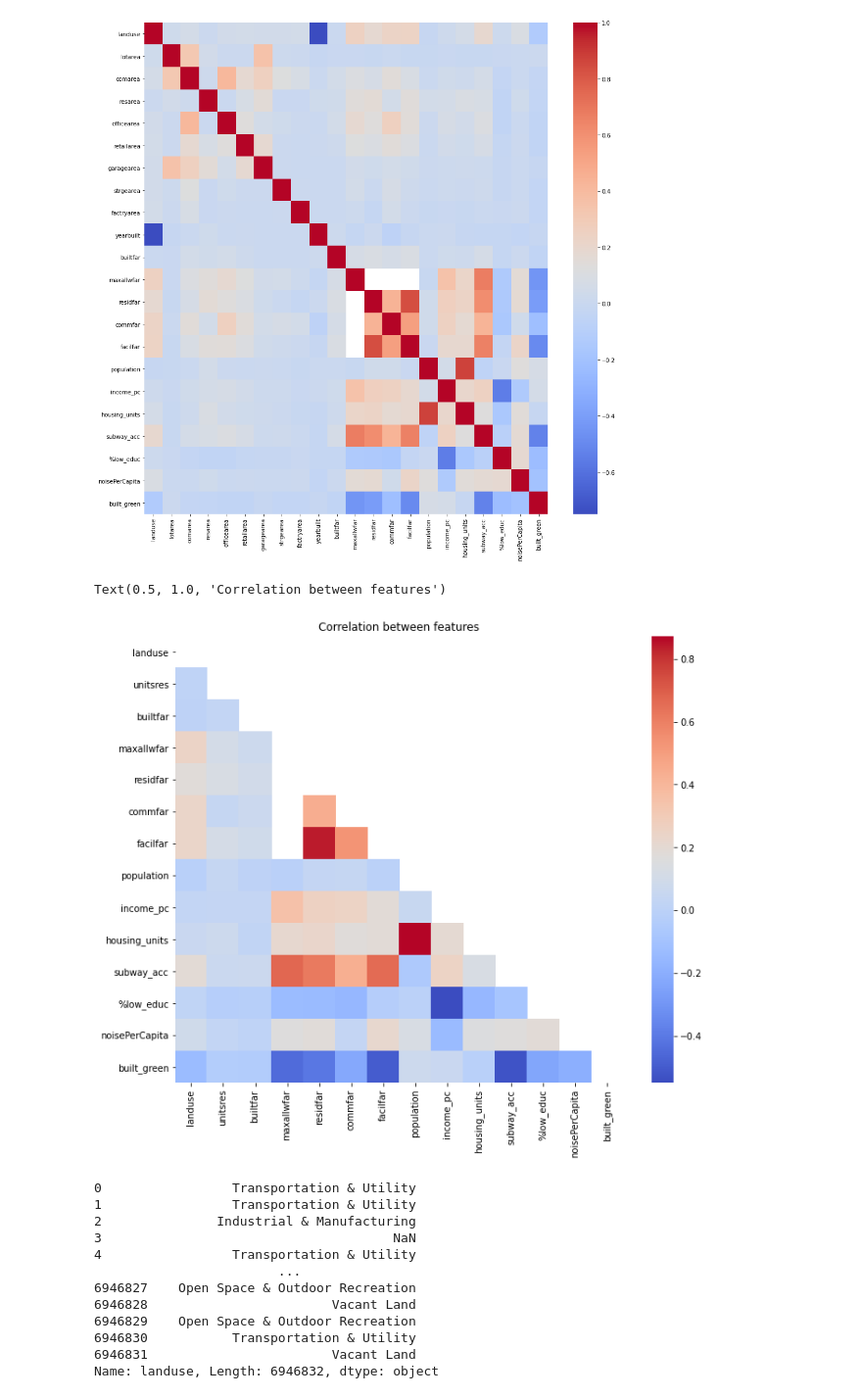
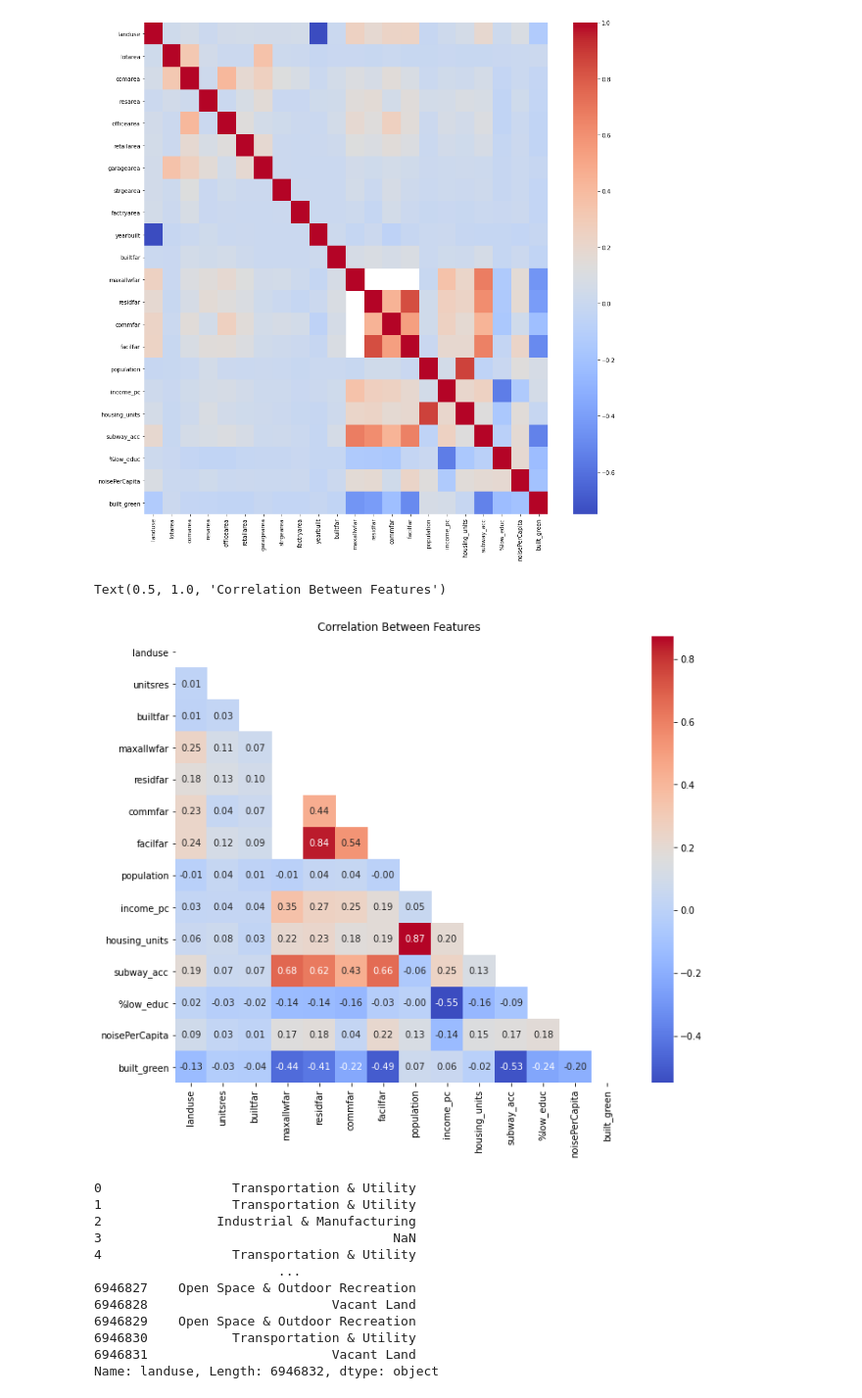
Before and after one commit to jrromero0115/NYC-Rezoning-evaluation, a Jupyter notebook: Rezoning_exploratory_analysis.ipynb, the cells around one changed output. Shown at 98% size. Cells and saved outputs as stored; diff of their text form; code cells hidden in the pictures.

```diff
--- a/Rezoning_exploratory_analysis.ipynb
+++ b/Rezoning_exploratory_analysis.ipynb
@@ -69,18 +69,18 @@ seaborn.heatmap(matrix_cols.corr(), annot=False, cmap='coolwarm')
 # %%
 corr_cols = data[['landuse',
        'ownertype', 'unitsres',
        'builtfar', 'maxallwfar', 'residfar', 'commfar', 'facilfar',
        'population','income_pc', 'housing_units', 'subway_acc',
        '%low_educ', 'noisePerCapita','built_green'
        ]]
 corr = corr_cols.corr()
 mask = np.triu(np.ones_like(corr, dtype=np.bool))
 plt.rcParams['figure.figsize'] = [11, 9]
-seaborn.heatmap(corr, mask=mask, annot=False, cmap='coolwarm', fmt='.2f')
-plt.title(label= "Correlation between features", fontdict=None, loc='center', pad=None)
+seaborn.heatmap(corr, mask=mask, annot=True, cmap='coolwarm', fmt='.2f')
+plt.title(label= "Correlation Between Features", fontdict=None, loc='center', pad=None)
 # %% [output]
-Text(0.5, 1.0, 'Correlation between features')
+Text(0.5, 1.0, 'Correlation Between Features')
-[figure, old version]
+[figure, new version]
 # %%
 #landuse vs. subway_acc
 #subway_acc vs. income_pc / noisePerCapita
```
Also changed, not shown: parts of 19 cells of this notebook.
